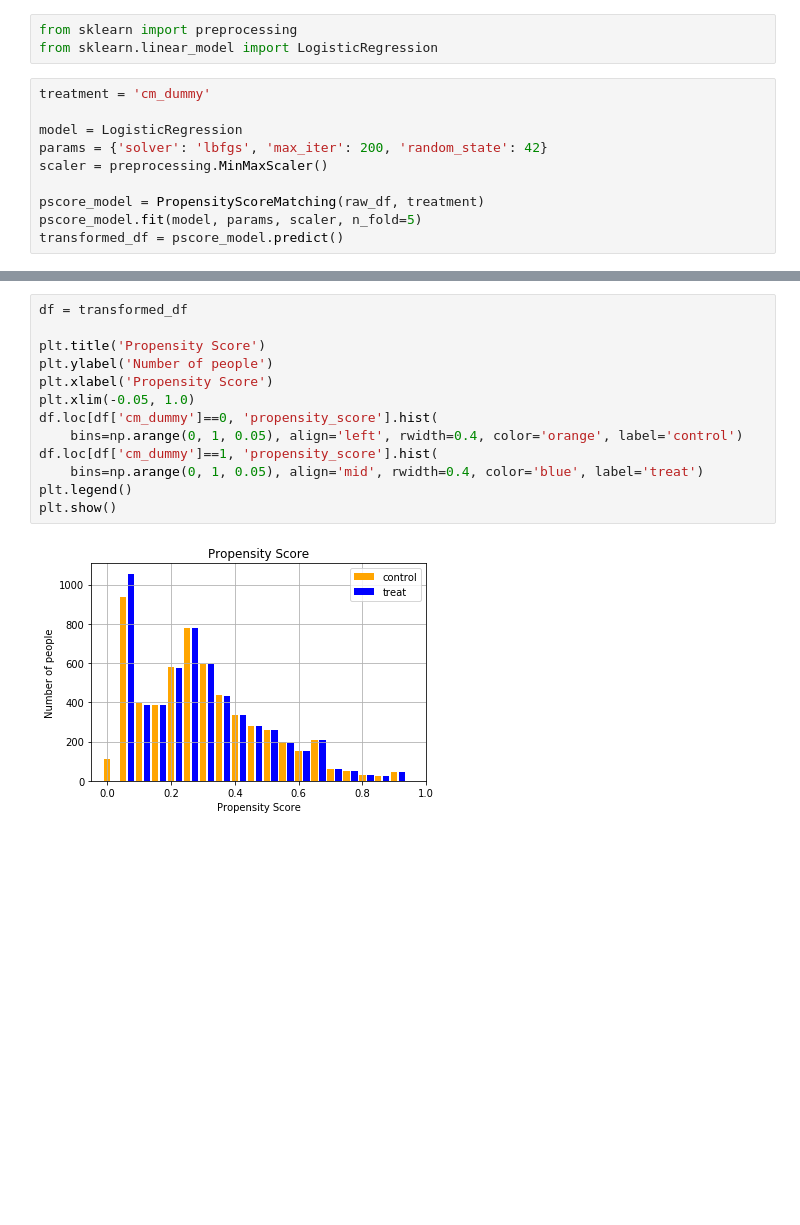
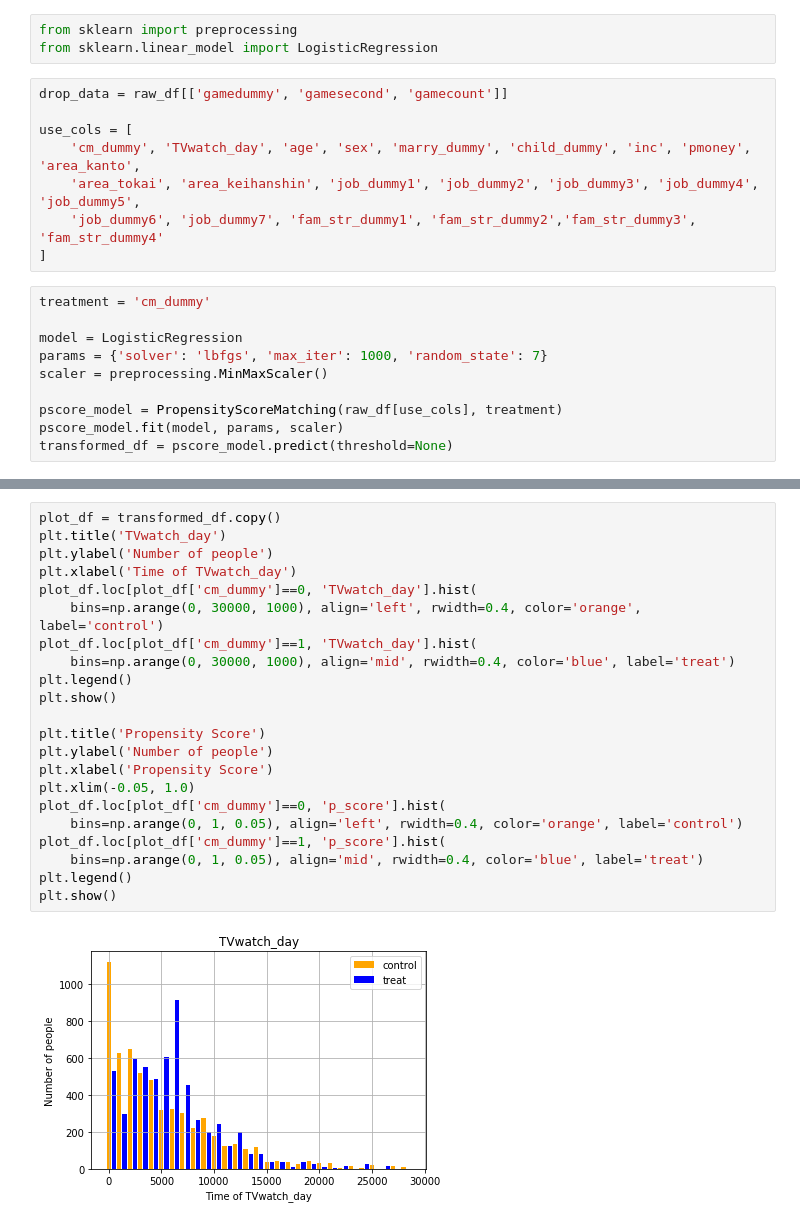
Before and after one commit to louis1022/ML_notebook, a Jupyter notebook: causal_reasoning/notebook/propensity_score_lib.ipynb, the cells around one changed output, grey strips where cells are left out. Cells and saved outputs as stored; diff of their text form; blank space fills up the shorter version.

```diff
--- a/causal_reasoning/notebook/propensity_score_lib.ipynb
+++ b/causal_reasoning/notebook/propensity_score_lib.ipynb
@@ -58,13 +149,21 @@ The autoreload extension is already loaded. To reload it, use:
 # %%
 from sklearn import preprocessing
 from sklearn.linear_model import LogisticRegression
+# %%
+drop_data = raw_df[['gamedummy', 'gamesecond', 'gamecount']]
+
+use_cols = [
+    'cm_dummy', 'TVwatch_day', 'age', 'sex', 'marry_dummy', 'child_dummy', 'inc', 'pmoney', 'area_kanto',
+    'area_tokai', 'area_keihanshin', 'job_dummy1', 'job_dummy2', 'job_dummy3', 'job_dummy4', 'job_dummy5',
+    'job_dummy6', 'job_dummy7', 'fam_str_dummy1', 'fam_str_dummy2','fam_str_dummy3', 'fam_str_dummy4'
+]
 # %%
 treatment = 'cm_dummy'
 
 model = LogisticRegression
-params = {'solver': 'lbfgs', 'max_iter': 200, 'random_state': 42}
+params = {'solver': 'lbfgs', 'max_iter': 1000, 'random_state': 7}
 scaler = preprocessing.MinMaxScaler()
 
-pscore_model = PropensityScoreMatching(raw_df, treatment)
-pscore_model.fit(model, params, scaler, n_fold=5)
-transformed_df = pscore_model.predict()
+pscore_model = PropensityScoreMatching(raw_df[use_cols], treatment)
+pscore_model.fit(model, params, scaler)
+transformed_df = pscore_model.predict(threshold=None)
@@ -71,15 +182,24 @@ transformed_df = pscore_model.predict()
 # %%
-df = transformed_df
+plot_df = transformed_df.copy()
+plt.title('TVwatch_day')
+plt.ylabel('Number of people')
+plt.xlabel('Time of TVwatch_day')
+plot_df.loc[plot_df['cm_dummy']==0, 'TVwatch_day'].hist(
+    bins=np.arange(0, 30000, 1000), align='left', rwidth=0.4, color='orange', label='control')
+plot_df.loc[plot_df['cm_dummy']==1, 'TVwatch_day'].hist(
+    bins=np.arange(0, 30000, 1000), align='mid', rwidth=0.4, color='blue', label='treat')
+plt.legend()
+plt.show()
 
 plt.title('Propensity Score')
 plt.ylabel('Number of people')
 plt.xlabel('Propensity Score')
 plt.xlim(-0.05, 1.0)
-df.loc[df['cm_dummy']==0, 'propensity_score'].hist(
+plot_df.loc[plot_df['cm_dummy']==0, 'p_score'].hist(
     bins=np.arange(0, 1, 0.05), align='left', rwidth=0.4, color='orange', label='control')
-df.loc[df['cm_dummy']==1, 'propensity_score'].hist(
+plot_df.loc[plot_df['cm_dummy']==1, 'p_score'].hist(
     bins=np.arange(0, 1, 0.05), align='mid', rwidth=0.4, color='blue', label='treat')
 plt.legend()
 plt.show()
 # %% [output]
-[figure, old version]
+[figure, new version]
```
Also changed, not shown: parts of 21 cells of this notebook, 2 other files.
